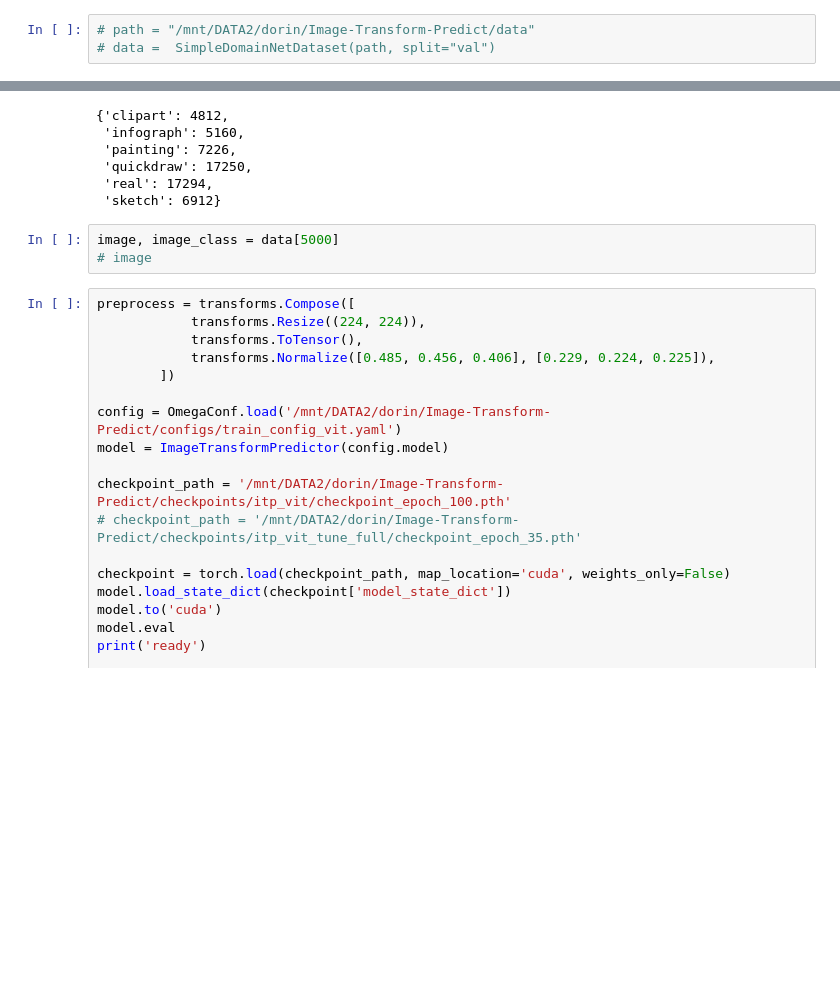
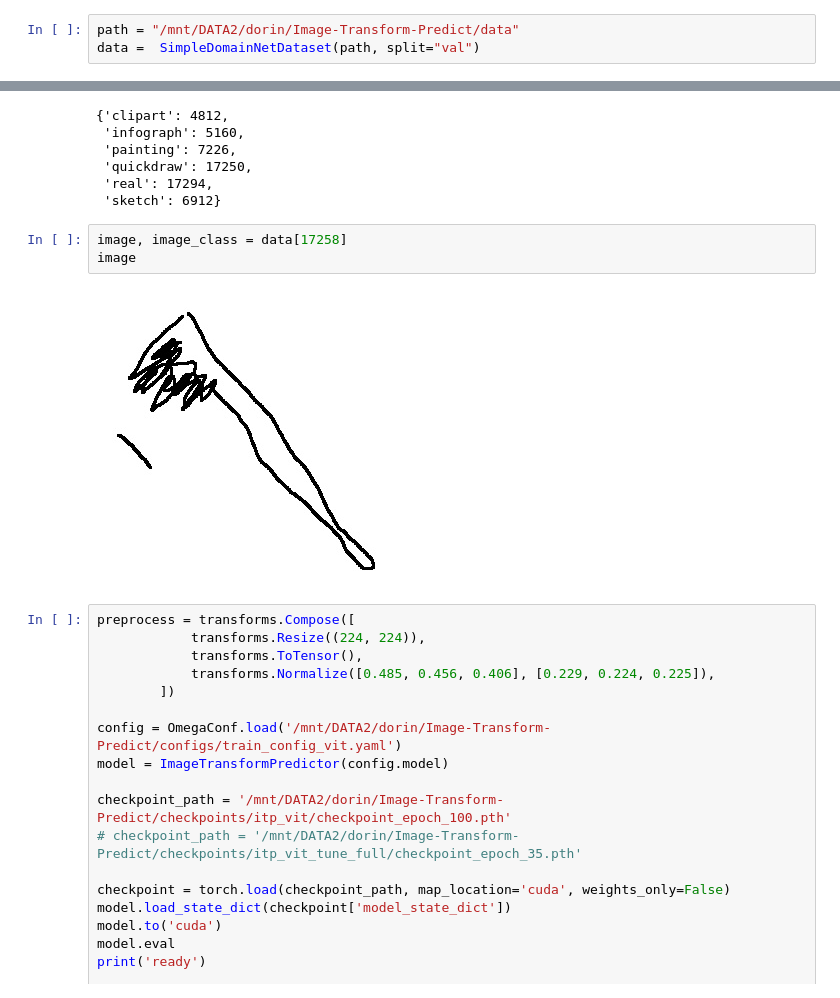
Before and after one commit to DorinDaniil/Image-Transform-Predict, a Jupyter notebook: benchmarking/fpr_recall_evaluation.ipynb, the cells around one changed output, grey strips where cells are left out. Cells and saved outputs as stored; diff of their text form; blank space fills up the shorter version.

```diff
--- a/benchmarking/fpr_recall_evaluation.ipynb
+++ b/benchmarking/fpr_recall_evaluation.ipynb
@@ -70,8 +70,8 @@ from src.dataset import SimpleDomainNetDataset
 tokenizer = TransformTokenizer()
 transformer = ImageTransformer()
 # %%
-# path = "/mnt/DATA2/dorin/Image-Transform-Predict/data"
-# data =  SimpleDomainNetDataset(path, split="val")
+path = "/mnt/DATA2/dorin/Image-Transform-Predict/data"
+data =  SimpleDomainNetDataset(path, split="val")
 # %%
 data.domain_distribution
 # %% [output]
@@ -82,8 +82,10 @@ data.domain_distribution
  'real': 17294,
  'sketch': 6912}
 # %%
-image, image_class = data[5000]
-# image
+image, image_class = data[17258]
+image
+# %% [output]
+[figure, added]
 # %%
 preprocess = transforms.Compose([
             transforms.Resize((224, 224)),
```
Also changed, not shown: parts of 14 cells of this notebook, 11 other files.
